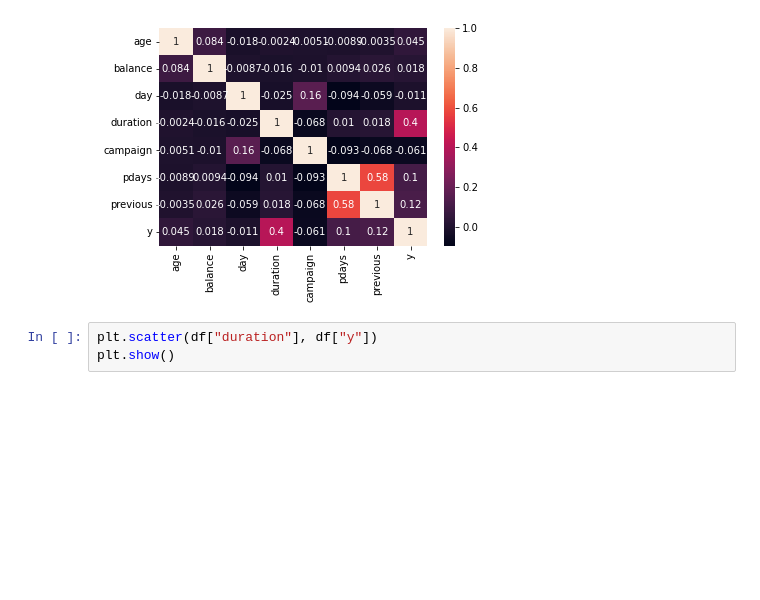
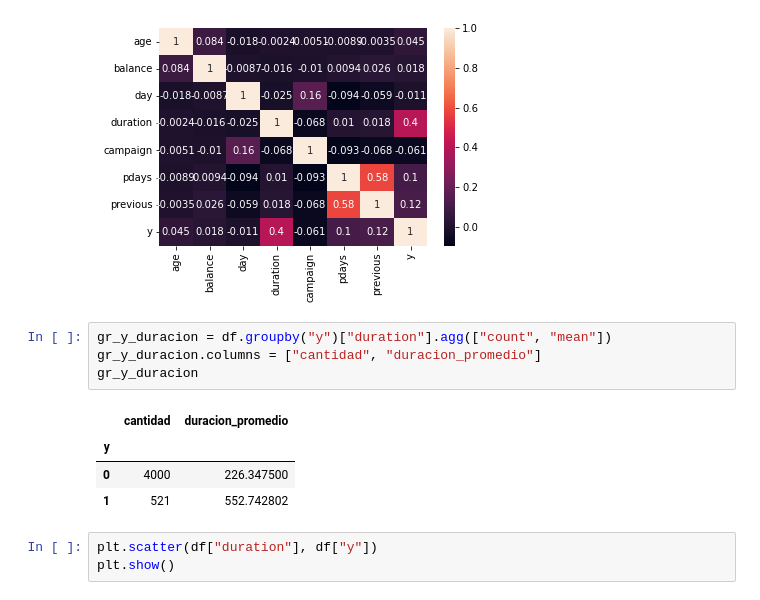
Before and after one commit to adelgado24/UCEMA_POO, a Jupyter notebook: 12-ML/02-campañas.ipynb, the cells around one changed output. Saved outputs shown, nothing was run; the diff lists cells and outputs as text; blank space fills up the shorter version.

```diff
--- a/12-ML/02-campañas.ipynb
+++ b/12-ML/02-campañas.ipynb
@@ -69,6 +89,15 @@ sns.heatmap(corr, annot = True)
 plt.show()
 # %% [output]
 [figure]
+# %%
+gr_y_duracion = df.groupby("y")["duration"].agg(["count", "mean"])
+gr_y_duracion.columns = ["cantidad", "duracion_promedio"]
+gr_y_duracion
+# %% [output]
+|  | cantidad | duracion_promedio |
+| y |  |  |
+| 0 | 4000 | 226.347500 |
+| 1 | 521 | 552.742802 |
 # %%
 plt.scatter(df["duration"], df["y"])
 plt.show()
```
Also changed, not shown: parts of 4 cells of this notebook.
